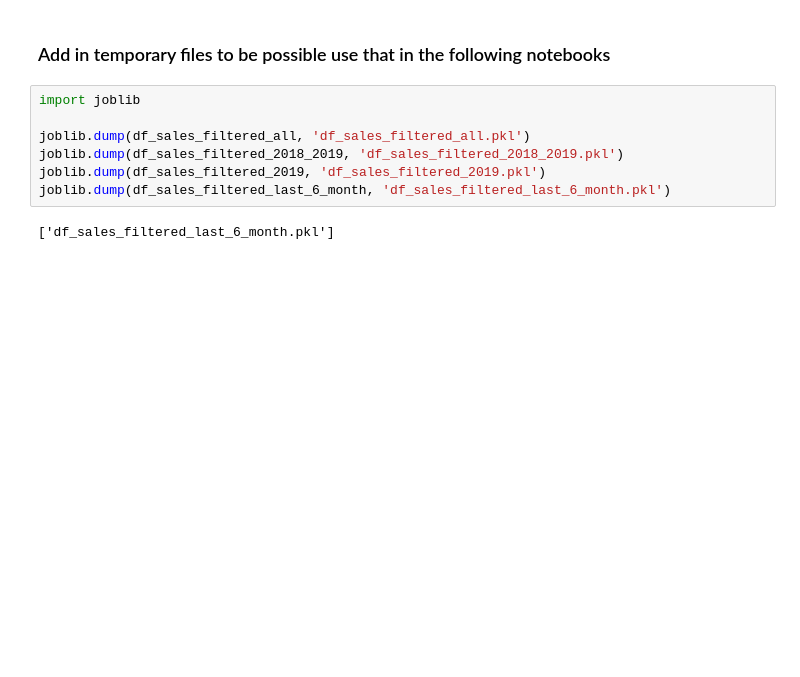
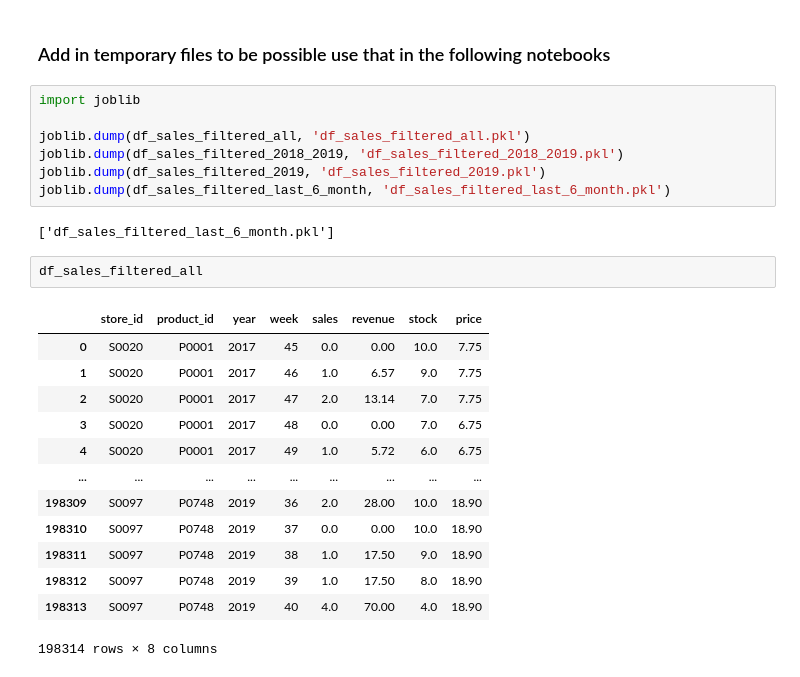
Before and after one commit to yurimfreitas/ProjectII, a Jupyter notebook: 4-DataTransforming.ipynb, the cells around one changed output. Saved outputs shown, nothing was run; the diff lists cells and outputs as text; blank space fills up the shorter version.

```diff
--- a/4-DataTransforming.ipynb
+++ b/4-DataTransforming.ipynb
@@ -326,3 +326,19 @@ joblib.dump(df_sales_filtered_2019, 'df_sales_filtered_2019.pkl')
 joblib.dump(df_sales_filtered_last_6_month, 'df_sales_filtered_last_6_month.pkl')
 # %% [output]
 ['df_sales_filtered_last_6_month.pkl']
+# %%
+df_sales_filtered_all
+# %% [output]
+|  | store_id | product_id | year | week | sales | revenue | stock | price |
+| 0 | S0020 | P0001 | 2017 | 45 | 0.0 | 0.00 | 10.0 | 7.75 |
+| 1 | S0020 | P0001 | 2017 | 46 | 1.0 | 6.57 | 9.0 | 7.75 |
+| 2 | S0020 | P0001 | 2017 | 47 | 2.0 | 13.14 | 7.0 | 7.75 |
+| 3 | S0020 | P0001 | 2017 | 48 | 0.0 | 0.00 | 7.0 | 6.75 |
+| 4 | S0020 | P0001 | 2017 | 49 | 1.0 | 5.72 | 6.0 | 6.75 |
+| ... | ... | ... | ... | ... | ... | ... | ... | ... |
+| 198309 | S0097 | P0748 | 2019 | 36 | 2.0 | 28.00 | 10.0 | 18.90 |
+| 198310 | S0097 | P0748 | 2019 | 37 | 0.0 | 0.00 | 10.0 | 18.90 |
+| 198311 | S0097 | P0748 | 2019 | 38 | 1.0 | 17.50 | 9.0 | 18.90 |
+| 198312 | S0097 | P0748 | 2019 | 39 | 1.0 | 17.50 | 8.0 | 18.90 |
+| 198313 | S0097 | P0748 | 2019 | 40 | 4.0 | 70.00 | 4.0 | 18.90 |
+198314 rows × 8 columns
```
Also changed, not shown: parts of 5 cells of this notebook, 4 other files.
